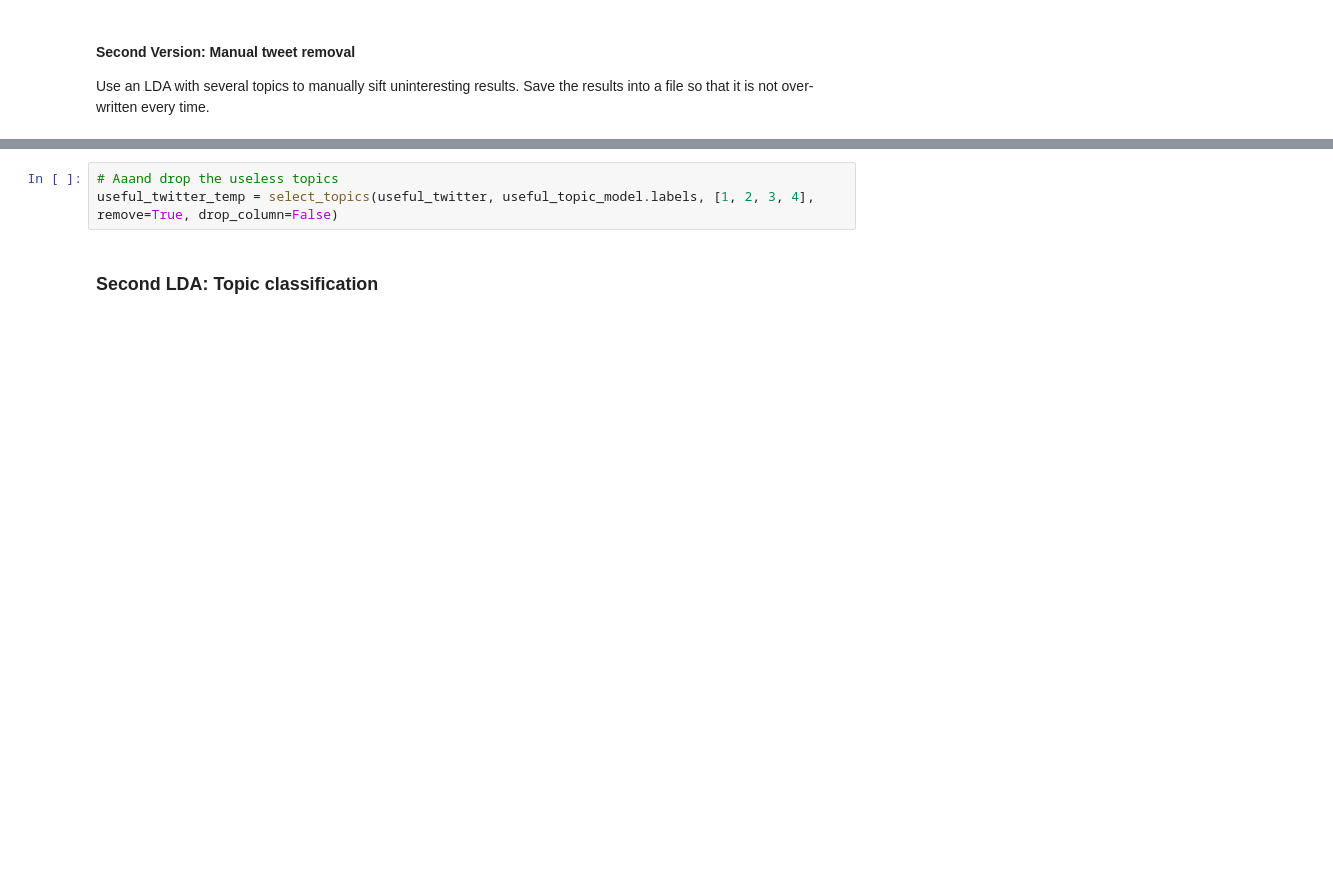
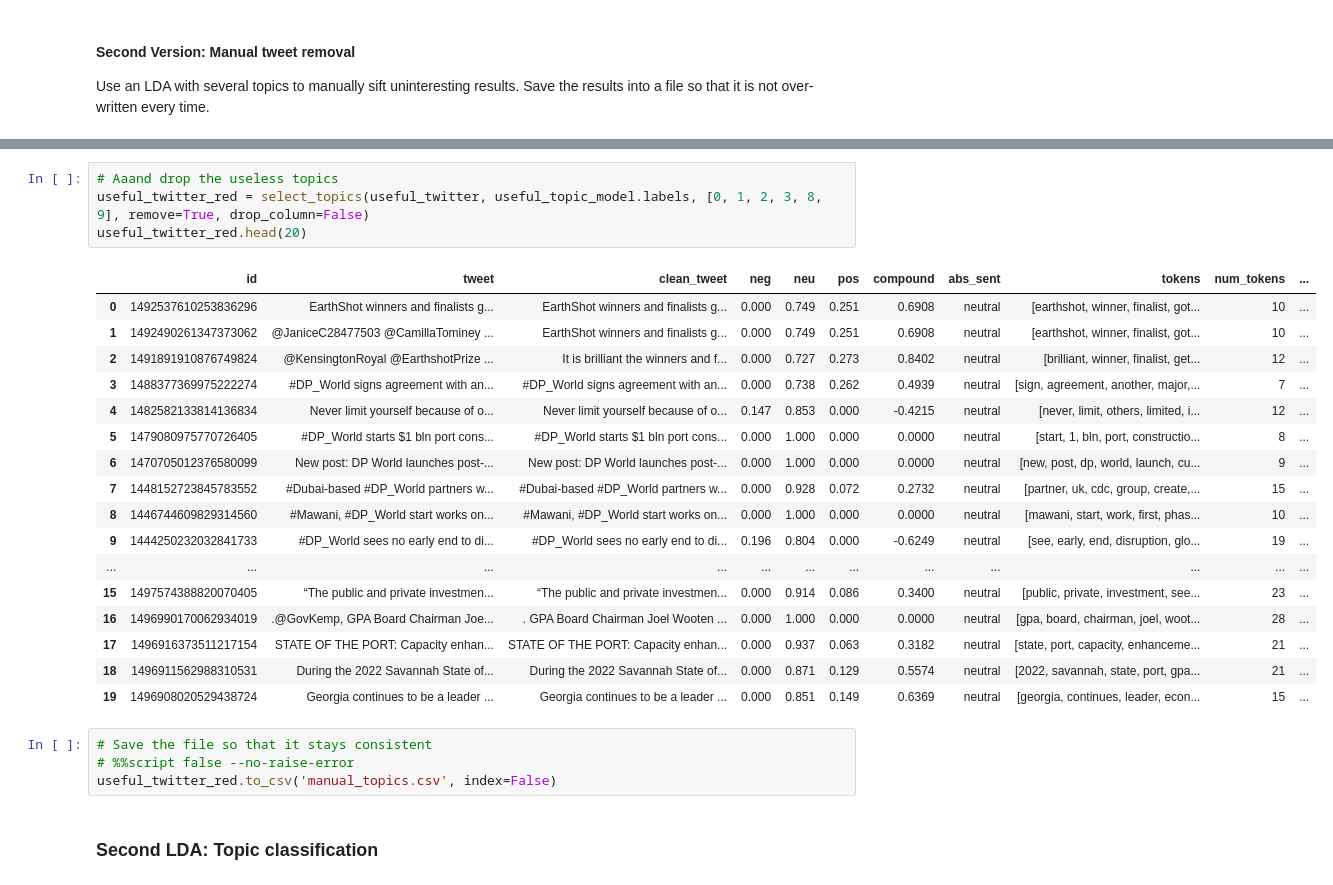
Before and after one commit to i-knock/mixed_methods, a Jupyter notebook: Text Analysis.ipynb, the cells around one changed output, grey strips where cells are left out. Saved outputs shown, nothing was run; the diff lists cells and outputs as text; blank space fills up the shorter version.

```diff
--- a/Text Analysis.ipynb
+++ b/Text Analysis.ipynb
@@ -701,6 +679,29 @@ topic_correlation_plot(useful_topic_model)
 # %%
 # Aaand drop the useless topics
-useful_twitter_temp = select_topics(useful_twitter, useful_topic_model.labels, [1, 2, 3, 4], remove=True, drop_column=False)
+useful_twitter_red = select_topics(useful_twitter, useful_topic_model.labels, [0, 1, 2, 3, 8, 9], remove=True, drop_column=False)
+useful_twitter_red.head(20)
+# %% [output]
+|  | id | tweet | clean_tweet | neg | neu | pos | compound | abs_sent | tokens | num_tokens | ... |
+| 0 | 1492537610253836296 | EarthShot winners and finalists g... | EarthShot winners and finalists g... | 0.000 | 0.749 | 0.251 | 0.6908 | neutral | [earthshot, winner, finalist, got... | 10 | ... |
+| 1 | 1492490261347373062 | @JaniceC28477503 @CamillaTominey ... | EarthShot winners and finalists g... | 0.000 | 0.749 | 0.251 | 0.6908 | neutral | [earthshot, winner, finalist, got... | 10 | ... |
+| 2 | 1491891910876749824 | @KensingtonRoyal @EarthshotPrize ... | It is brilliant the winners and f... | 0.000 | 0.727 | 0.273 | 0.8402 | neutral | [brilliant, winner, finalist, get... | 12 | ... |
+| 3 | 1488377369975222274 | #DP_World signs agreement with an... | #DP_World signs agreement with an... | 0.000 | 0.738 | 0.262 | 0.4939 | neutral | [sign, agreement, another, major,... | 7 | ... |
+| 4 | 1482582133814136834 | Never limit yourself because of o... | Never limit yourself because of o... | 0.147 | 0.853 | 0.000 | -0.4215 | neutral | [never, limit, others, limited, i... | 12 | ... |
+| 5 | 1479080975770726405 | #DP_World starts $1 bln port cons... | #DP_World starts $1 bln port cons... | 0.000 | 1.000 | 0.000 | 0.0000 | neutral | [start, 1, bln, port, constructio... | 8 | ... |
+| 6 | 1470705012376580099 | New post: DP World launches post-... | New post: DP World launches post-... | 0.000 | 1.000 | 0.000 | 0.0000 | neutral | [new, post, dp, world, launch, cu... | 9 | ... |
+| 7 | 1448152723845783552 | #Dubai-based #DP_World partners w... | #Dubai-based #DP_World partners w... | 0.000 | 0.928 | 0.072 | 0.2732 | neutral | [partner, uk, cdc, group, create,... | 15 | ... |
+| 8 | 1446744609829314560 | #Mawani, #DP_World start works on... | #Mawani, #DP_World start works on... | 0.000 | 1.000 | 0.000 | 0.0000 | neutral | [mawani, start, work, first, phas... | 10 | ... |
+| 9 | 1444250232032841733 | #DP_World sees no early end to di... | #DP_World sees no early end to di... | 0.196 | 0.804 | 0.000 | -0.6249 | neutral | [see, early, end, disruption, glo... | 19 | ... |
+| ... | ... | ... | ... | ... | ... | ... | ... | ... | ... | ... | ... |
+| 15 | 1497574388820070405 | “The public and private investmen... | “The public and private investmen... | 0.000 | 0.914 | 0.086 | 0.3400 | neutral | [public, private, investment, see... | 23 | ... |
+| 16 | 1496990170062934019 | .@GovKemp, GPA Board Chairman Joe... | . GPA Board Chairman Joel Wooten ... | 0.000 | 1.000 | 0.000 | 0.0000 | neutral | [gpa, board, chairman, joel, woot... | 28 | ... |
+| 17 | 1496916373511217154 | STATE OF THE PORT: Capacity enhan... | STATE OF THE PORT: Capacity enhan... | 0.000 | 0.937 | 0.063 | 0.3182 | neutral | [state, port, capacity, enhanceme... | 21 | ... |
+| 18 | 1496911562988310531 | During the 2022 Savannah State of... | During the 2022 Savannah State of... | 0.000 | 0.871 | 0.129 | 0.5574 | neutral | [2022, savannah, state, port, gpa... | 21 | ... |
+| 19 | 1496908020529438724 | Georgia continues to be a leader ... | Georgia continues to be a leader ... | 0.000 | 0.851 | 0.149 | 0.6369 | neutral | [georgia, continues, leader, econ... | 15 | ... |
+# %%
+# Save the file so that it stays consistent
+# %%script false --no-raise-error
+useful_twitter_red.to_csv('manual_topics.csv', index=False)
 # %% [markdown]
 ### Second LDA: Topic classification
 # %%
```
Also changed, not shown: parts of 10 cells of this notebook, 8 other files.
